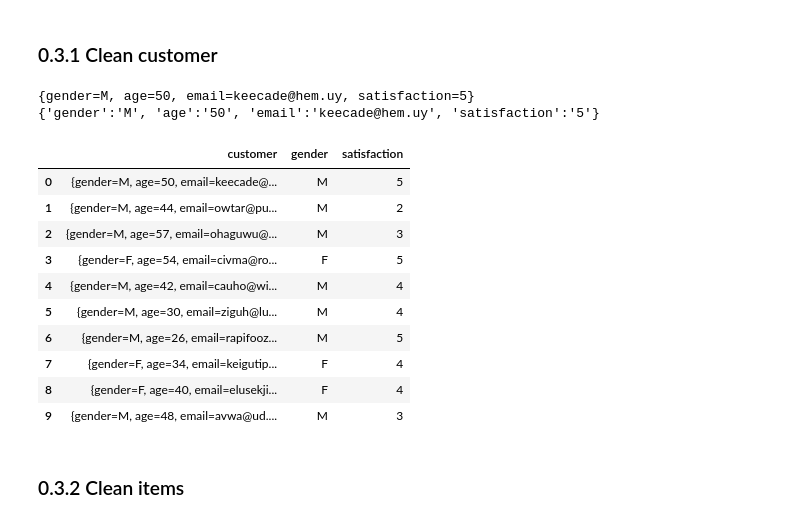
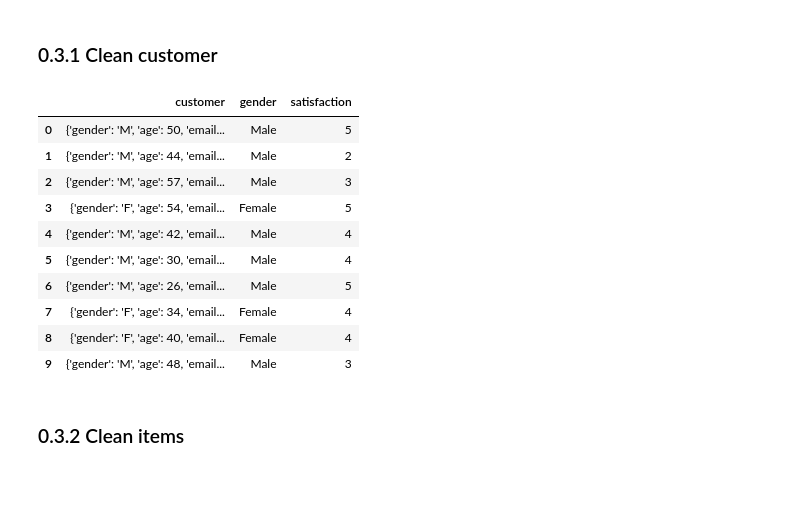
Before and after one commit to ThanaritKanjanametawatAU/CSX4205-Project3, a Jupyter notebook: Project3-Data-Analysis.ipynb, the cells around one changed output. Saved outputs shown, nothing was run; the diff lists cells and outputs as text; code cells hidden in the pictures; blank space fills up the shorter version.

```diff
--- a/Project3-Data-Analysis.ipynb
+++ b/Project3-Data-Analysis.ipynb
@@ -107,37 +122,32 @@ str
 ## 0.3 Transformation (Data Preproccessing)
 # %% [markdown]
 ### 0.3.1 Clean customer
-# %%
-# Before and After
-print(sales_df['customer'][0])
-print((sales_df['customer'][0].replace("=", "':'").replace(", ", "', '").replace("}", "'}").replace("{", "{'")))
-# %% [output]
-{gender=M, age=50, email=keecade@hem.uy, satisfaction=5}
-{'gender':'M', 'age':'50', 'email':'keecade@hem.uy', 'satisfaction':'5'}
 # %%
 def getGender(customer):
-    customer_dict = eval(customer.replace("=", "':'").replace(", ", "', '").replace("}", "'}").replace("{", "{'"))
-    return customer_dict["gender"]
-
+    gender = customer["gender"]
+    if gender == "M":
+        return "Male"
+    elif gender == "F":
+        return "Female"
+    else:
+        return "Other"
 def getSatisfaction(customer):
-    customer_dict = eval(customer.replace("=", "':'").replace(", ", "', '").replace("}", "'}").replace("{", "{'"))
-    return customer_dict["satisfaction"]
-
+    return customer["satisfaction"]
 
 sales_df["gender"] = sales_df["customer"].apply(getGender)
 sales_df["satisfaction"] = sales_df["customer"].apply(getSatisfaction)
 sales_df[["customer", "gender", "satisfaction"]].head(10)
 # %% [output]
 |  | customer | gender | satisfaction |
-| 0 | {gender=M, age=50, email=keecade@... | M | 5 |
-| 1 | {gender=M, age=44, email=owtar@pu... | M | 2 |
-| 2 | {gender=M, age=57, email=ohaguwu@... | M | 3 |
-| 3 | {gender=F, age=54, email=civma@ro... | F | 5 |
-| 4 | {gender=M, age=42, email=cauho@wi... | M | 4 |
-| 5 | {gender=M, age=30, email=ziguh@lu... | M | 4 |
-| 6 | {gender=M, age=26, email=rapifooz... | M | 5 |
-| 7 | {gender=F, age=34, email=keigutip... | F | 4 |
-| 8 | {gender=F, age=40, email=elusekji... | F | 4 |
-| 9 | {gender=M, age=48, email=avwa@ud.... | M | 3 |
+| 0 | {'gender': 'M', 'age': 50, 'email... | Male | 5 |
+| 1 | {'gender': 'M', 'age': 44, 'email... | Male | 2 |
+| 2 | {'gender': 'M', 'age': 57, 'email... | Male | 3 |
+| 3 | {'gender': 'F', 'age': 54, 'email... | Female | 5 |
+| 4 | {'gender': 'M', 'age': 42, 'email... | Male | 4 |
+| 5 | {'gender': 'M', 'age': 30, 'email... | Male | 4 |
+| 6 | {'gender': 'M', 'age': 26, 'email... | Male | 5 |
+| 7 | {'gender': 'F', 'age': 34, 'email... | Female | 4 |
+| 8 | {'gender': 'F', 'age': 40, 'email... | Female | 4 |
+| 9 | {'gender': 'M', 'age': 48, 'email... | Male | 3 |
 # %% [markdown]
 ### 0.3.2 Clean items
```
Also changed, not shown: parts of 39 cells of this notebook.
